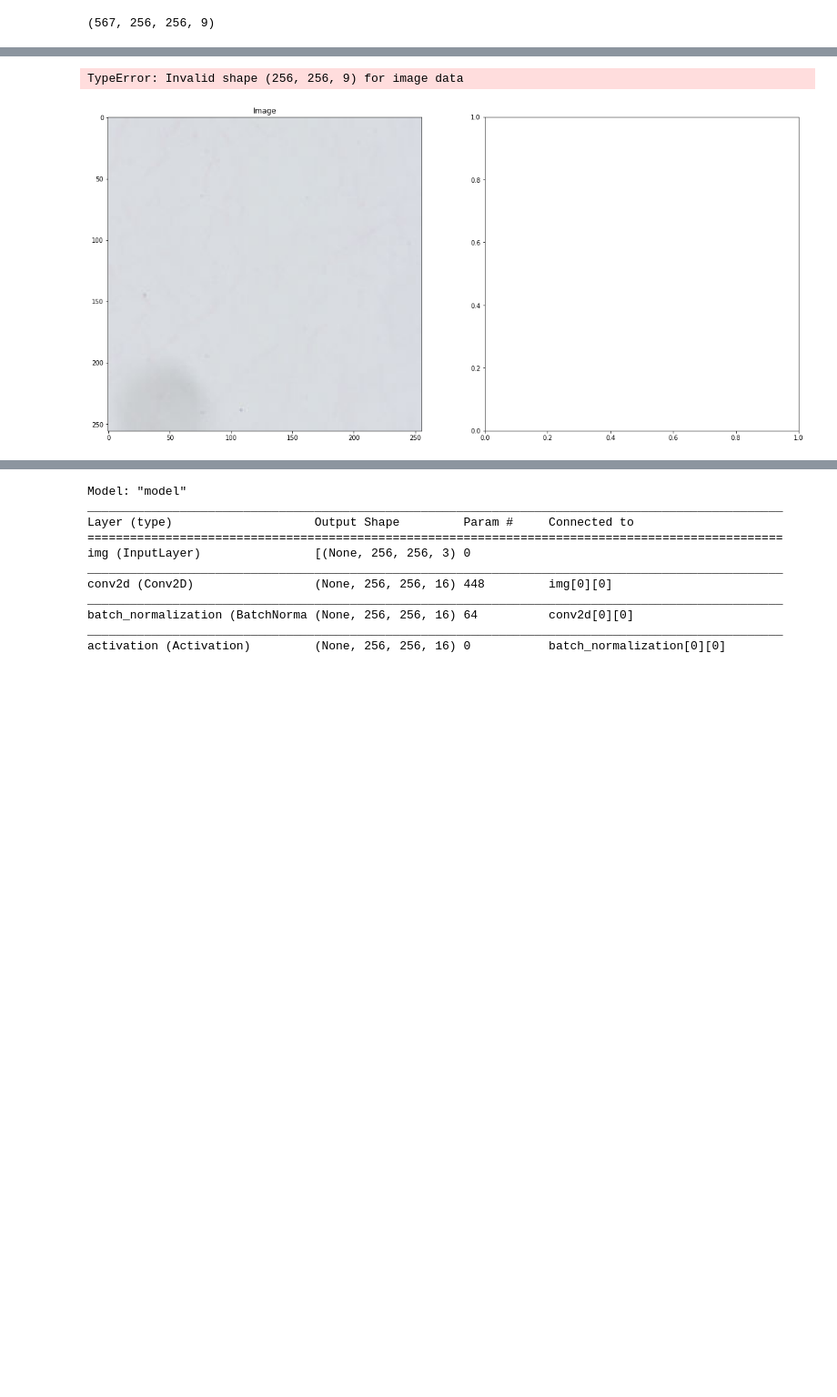
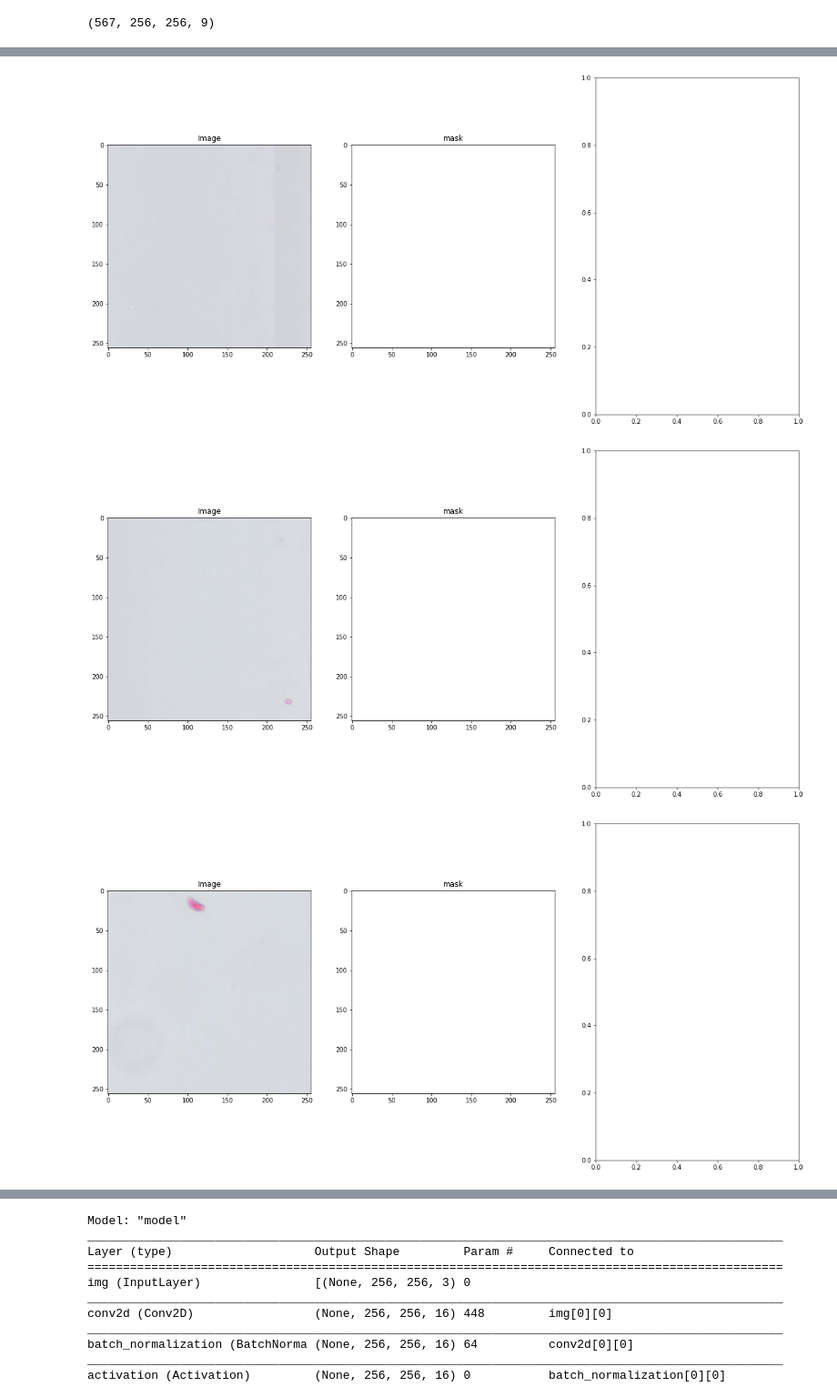
Before and after one commit to 785pavan/DLforWallCharacteristics, a Jupyter notebook: model_basic/TF2.0Model.ipynb, the cells around one changed output, grey strips where cells are left out. Shown at 91% size. Saved outputs shown, nothing was run; the diff lists cells and outputs as text; code cells hidden in the pictures; blank space fills up the shorter version.

```diff
--- a/model_basic/TF2.0Model.ipynb
+++ b/model_basic/TF2.0Model.ipynb
@@ -122,0 +144,4 @@ Done!
+# %%
+y_masks = np.asarray(masks)
+y_masks = y_masks[:,:,:,:3]
+y_masks.shape
@@ -127,2 +175,2 @@ y.shape
 # %%
-X_train, X_valid, y_train, y_valid = train_test_split(X, y, test_size=0.15, random_state=42)
+X_train, X_valid, y_train, y_valid = train_test_split(X, y_masks, test_size=0.2, random_state=42)
@@ -129,18 +179,19 @@ X_train, X_valid, y_train, y_valid = train_test_split(X, y, test_size=0.15, rand
 # %%
-X_train, X_test, y_train, y_test = train_test_split(X_train, y_train, test_size=0.15, random_state=42)
+X_train, X_test, y_train, y_test = train_test_split(X_train, y_train, test_size=0.2, random_state=42)
 # %%
 def plot_img(ix):
-    fig, ax = plt.subplots(1, 2, figsize=(20, 10))
+    fig, ax = plt.subplots(1, 3, figsize=(20, 10))
 
-    ax[0].imshow(X_train[ix])
+    ax[0].imshow(X_train[ix].astype(np.uint8))
     ax[0].set_title('Image')
 
-    ax[1].imshow(y_train[ix])
+    ax[1].imshow(y_train[ix].astype(np.uint8))
     ax[1].set_title('mask');
 # %%
 for i in range(0,5):
-    ix = random.randint(0, len(X_train))
-    plot_img(ix)
+    ix = random.randint(0, len(X))
+    plot_img(i)
 # %% [output]
-TypeError: Invalid shape (256, 256, 9) for image data
-[figure, old version]
+[figure, new version]
+[figure, added]
+[figure, added]
```
Also changed, not shown: parts of 17 cells of this notebook.
